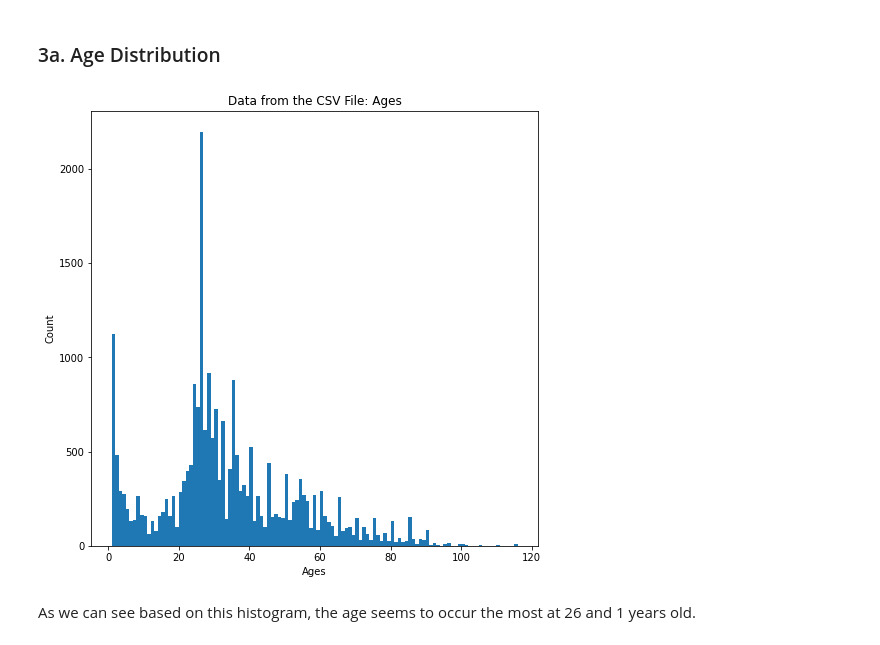
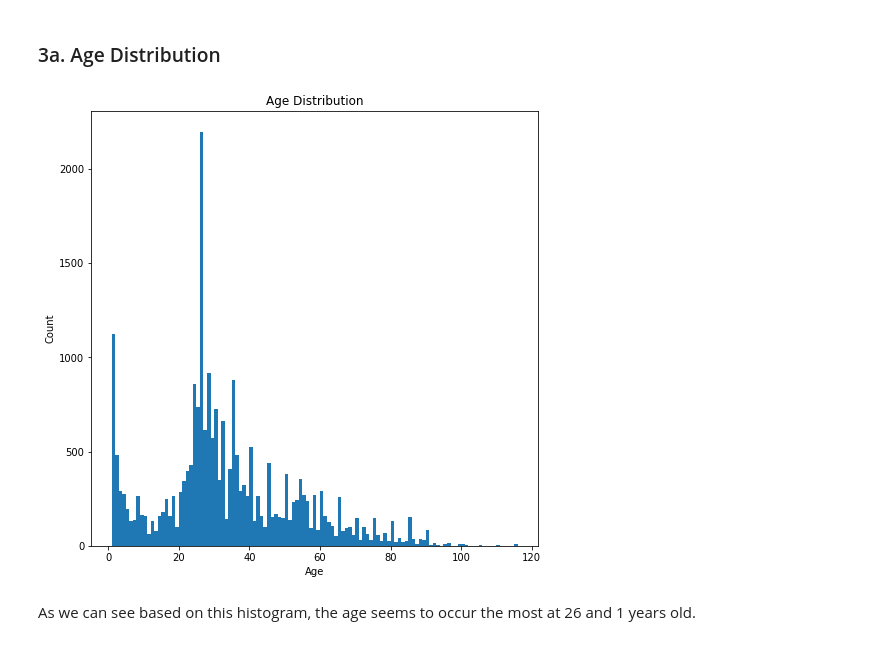
Before and after one commit to niyonx/Face-Classification, a Jupyter notebook: Face_Classification.ipynb, the cells around one changed output. Drawn from its saved outputs; the diff is of its cells as text; code cells hidden in the pictures.

```diff
--- a/Face_Classification.ipynb
+++ b/Face_Classification.ipynb
@@ -117,7 +128,10 @@ LEN_DATASET = 23705
 # %% [markdown]
 Let's have a look at the distributions of the attributes. For this we will use a histogram.
 # %%
-def plot_histogram(x, bi, title, xl, yl, nt, tick): # This function will be used to draw the histograms
+def plot_histogram(x, bi, title, xl, yl, nt, tick):
+    '''
+    Plot histograms from data, bins and labels
+    '''
     fig = plt.figure(figsize=(8,8))
     plt.hist(x, bins=bi)
     plt.title(title)
@@ -129,9 +143,9 @@ def plot_histogram(x, bi, title, xl, yl, nt, tick): # This function will be used
 # %% [markdown]
 ### 3a. Age Distribution
 # %%
-plot_histogram(df.age, 115, 'Data from the CSV File: Ages', 'Ages', 'Count', 0, 0)
+plot_histogram(df.age, 115, 'Age Distribution', 'Age', 'Count', 0, 0)
 # %% [output]
-[figure, old version]
+[figure, new version]
 # %% [markdown]
 As we can see based on this histogram, the age seems to occur the most at 26 and 1 years old.
 # %% [markdown]
```
Also changed, not shown: parts of 87 cells of this notebook, 2 other files.
